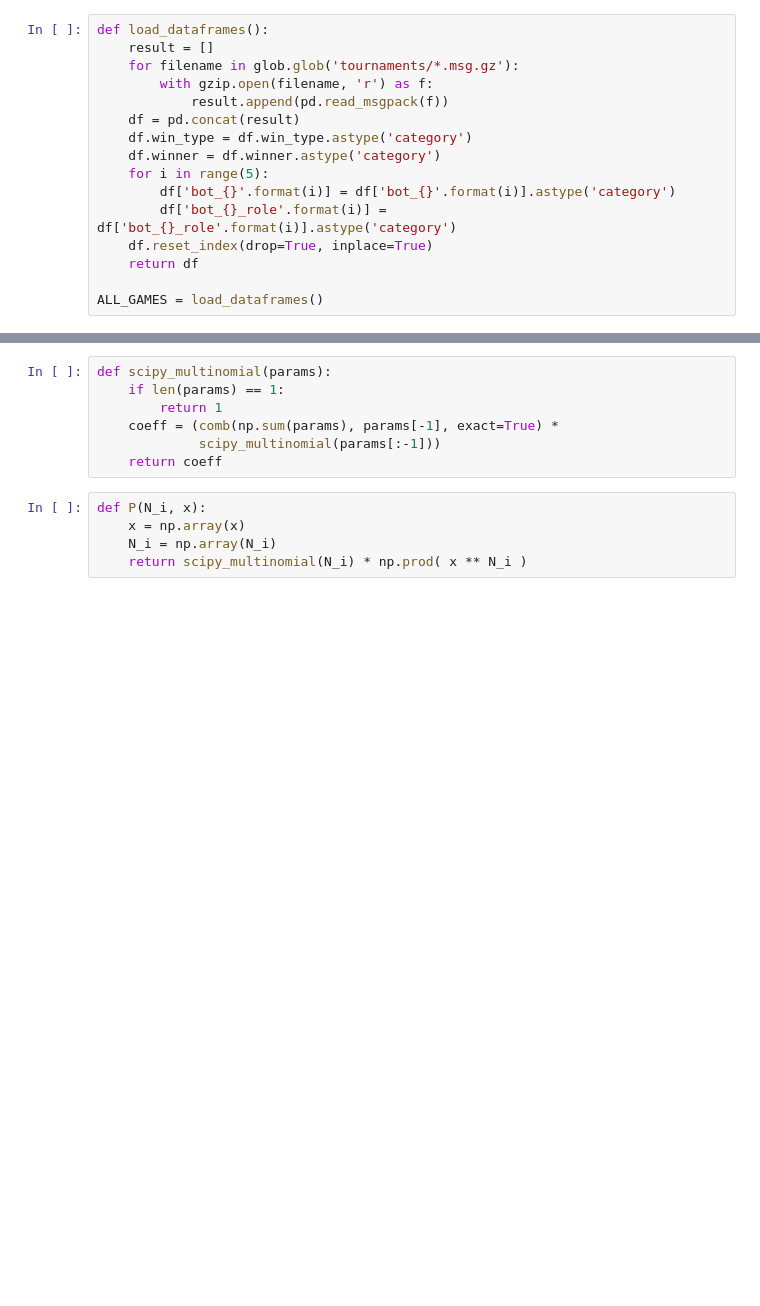
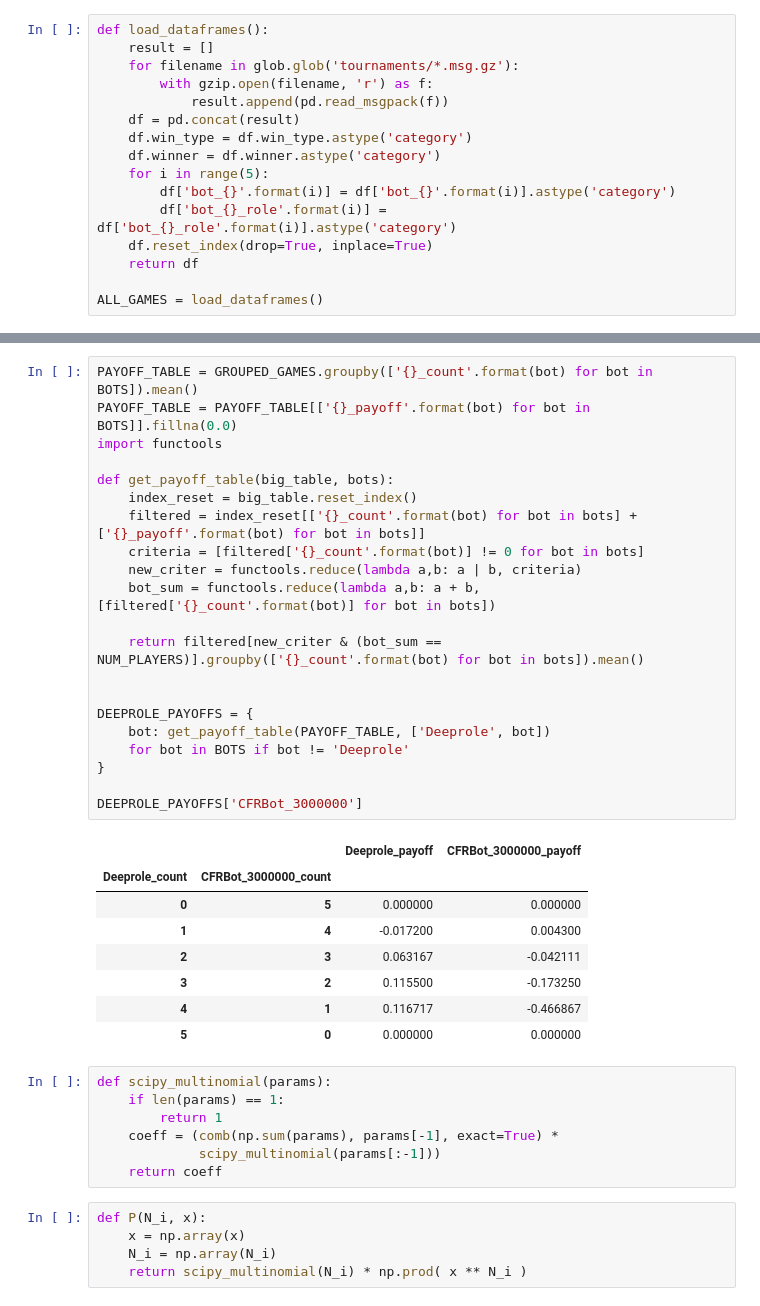
Before and after one commit to Detry322/avalon-bot, a Jupyter notebook: battlefield/Nash Insights.ipynb, the cells around one changed output, grey strips where cells are left out. Saved outputs shown, nothing was run; the diff lists cells and outputs as text; blank space fills up the shorter version.

```diff
--- a/battlefield/Nash Insights.ipynb
+++ b/battlefield/Nash Insights.ipynb
@@ -76,3 +83,33 @@ PAYOFF_TABLE = PAYOFF_TABLE[['{}_payoff'.format(bot) for bot in BOTS]].fillna(0.
+# %%
+PAYOFF_TABLE = GROUPED_GAMES.groupby(['{}_count'.format(bot) for bot in BOTS]).mean()
+PAYOFF_TABLE = PAYOFF_TABLE[['{}_payoff'.format(bot) for bot in BOTS]].fillna(0.0)
+import functools
+
+def get_payoff_table(big_table, bots):
+    index_reset = big_table.reset_index()
+    filtered = index_reset[['{}_count'.format(bot) for bot in bots] + ['{}_payoff'.format(bot) for bot in bots]]
+    criteria = [filtered['{}_count'.format(bot)] != 0 for bot in bots]
+    new_criter = functools.reduce(lambda a,b: a | b, criteria)
+    bot_sum = functools.reduce(lambda a,b: a + b, [filtered['{}_count'.format(bot)] for bot in bots])
+
+    return filtered[new_criter & (bot_sum == NUM_PLAYERS)].groupby(['{}_count'.format(bot) for bot in bots]).mean()
+
+
+DEEPROLE_PAYOFFS = {
+    bot: get_payoff_table(PAYOFF_TABLE, ['Deeprole', bot])
+    for bot in BOTS if bot != 'Deeprole'
+}
+
+DEEPROLE_PAYOFFS['CFRBot_3000000']
+# %% [output]
+|  |  | Deeprole_payoff | CFRBot_3000000_payoff |
+| Deeprole_count | CFRBot_3000000_count |  |  |
+| 0 | 5 | 0.000000 | 0.000000 |
+| 1 | 4 | -0.017200 | 0.004300 |
+| 2 | 3 | 0.063167 | -0.042111 |
+| 3 | 2 | 0.115500 | -0.173250 |
+| 4 | 1 | 0.116717 | -0.466867 |
+| 5 | 0 | 0.000000 | 0.000000 |
 # %%
 def scipy_multinomial(params):
     if len(params) == 1:
```
Also changed, not shown: parts of 7 cells of this notebook, 5 other files.
